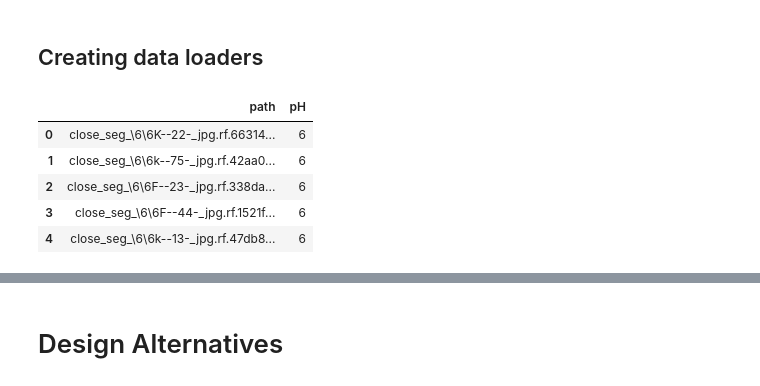
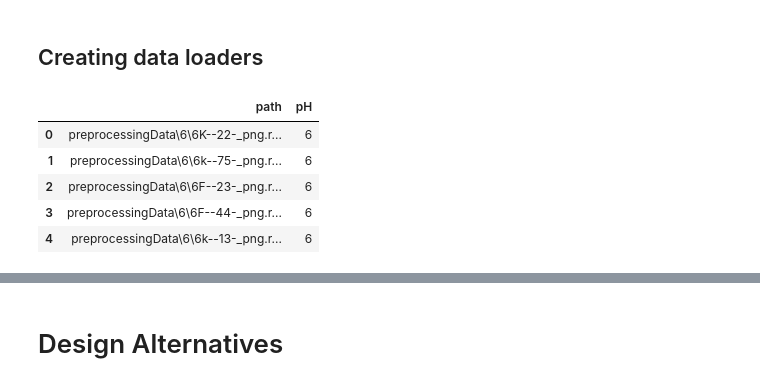
Before and after one commit to neeeal/soil-pd-backend, a Jupyter notebook: ipynb/3designs_v2 copy.ipynb, the cells around one changed output, grey strips where cells are left out. Saved outputs shown, nothing was run; the diff lists cells and outputs as text; code cells hidden in the pictures.

```diff
--- a/ipynb/3designs_v2 copy.ipynb
+++ b/ipynb/3designs_v2 copy.ipynb
@@ -31,16 +32,16 @@ import cv2
 # %% [markdown]
 ## Creating data loaders
 # %%
-train_df = pd.read_csv("df//train_df.csv")
-val_df = pd.read_csv("df//val_df.csv")
+train_df = pd.read_csv("df//train_df_raw.csv")
+val_df = pd.read_csv("df//val_df_raw.csv")
 train_df.head()
 # %% [output]
 |  | path | pH |
-| 0 | close_seg_\6\6K--22-_jpg.rf.66314... | 6 |
-| 1 | close_seg_\6\6k--75-_jpg.rf.42aa0... | 6 |
-| 2 | close_seg_\6\6F--23-_jpg.rf.338da... | 6 |
-| 3 | close_seg_\6\6F--44-_jpg.rf.1521f... | 6 |
-| 4 | close_seg_\6\6k--13-_jpg.rf.47db8... | 6 |
+| 0 | preprocessingData\6\6K--22-_png.r... | 6 |
+| 1 | preprocessingData\6\6k--75-_png.r... | 6 |
+| 2 | preprocessingData\6\6F--23-_png.r... | 6 |
+| 3 | preprocessingData\6\6F--44-_png.r... | 6 |
+| 4 | preprocessingData\6\6k--13-_png.r... | 6 |
 # %%
 # print(len(listdir("jpgData//6")))
 # print(len(listdir("jpgData//7")))
```
Also changed, not shown: parts of 32 cells of this notebook.
